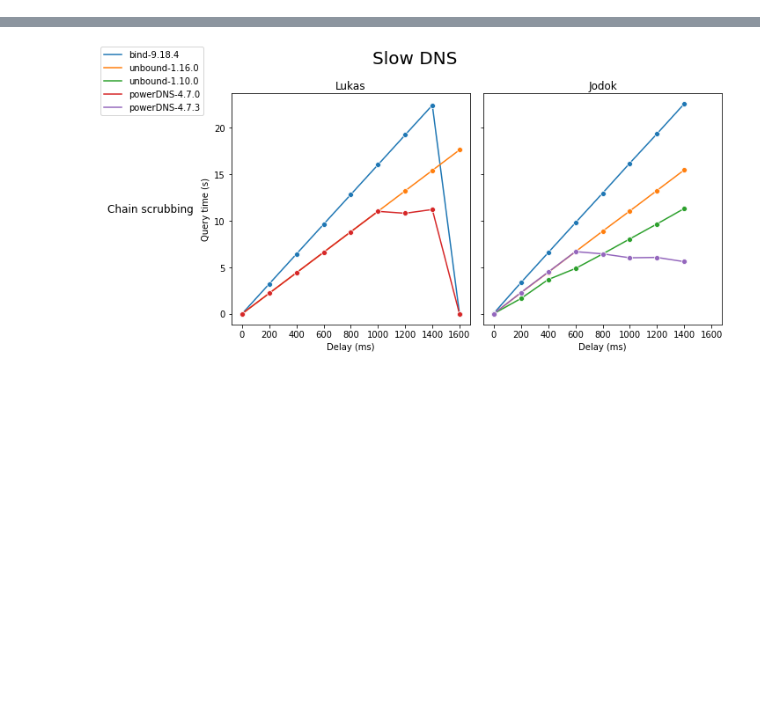
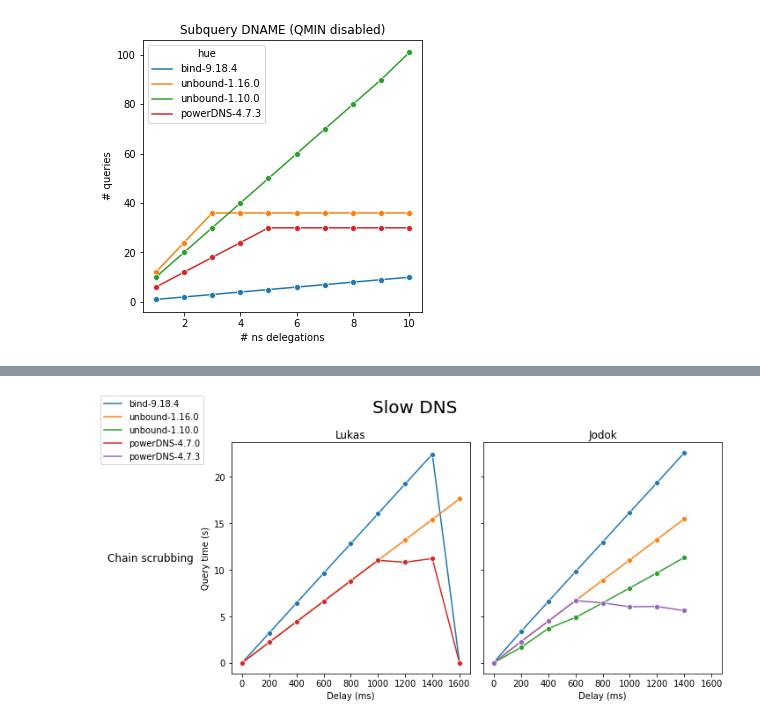
Before and after one commit to jaymoneyjay/dns-testbed, a Jupyter notebook: results/plotter.ipynb, the cells around one changed output, grey strips where cells are left out. Cells and saved outputs as stored; diff of their text form; code cells hidden in the pictures; blank space fills up the shorter version.

Commit message:
run framework paper experiments with qmin disabled

```diff
--- a/results/plotter.ipynb
+++ b/results/plotter.ipynb
@@ -55,3 +47,0 @@ def generate_plot(df, title, xlabel, ylabel, hue_order=HUE_ORDER):
-# %%
-df = pd.read_csv("subquery+CNAME_QMIN=disabled/data.csv")
-generate_plot(df, "Subquery CNAME (QMIN disabled)", "# ns delegations", "# queries")
@@ -60,3 +47,0 @@ generate_plot(df, "Subquery CNAME (QMIN disabled)", "# ns delegations", "# queri
-# %%
-df = pd.read_csv("subquery+DNAME_QMIN=disabled/data.csv")
-generate_plot(df, "Subquery DNAME (QMIN disabled)", "# ns delegations", "# queries")
@@ -65,3 +47,0 @@ generate_plot(df, "Subquery DNAME (QMIN disabled)", "# ns delegations", "# queri
-# %%
-df = pd.read_csv("subquery+CNAME+scrubbing_QMIN=disabled/data.csv")
-generate_plot(df, "Subquery CNAME scrubbing (QMIN disabled)", "# ns delegations", "# queries")
@@ -70,3 +47,0 @@ generate_plot(df, "Subquery CNAME scrubbing (QMIN disabled)", "# ns delegations"
-# %%
-df = pd.read_csv("subquery+DNAME+scrubbing_QMIN=disabled/data.csv")
-generate_plot(df, "Subquery DNAME scrubbing (QMIN disabled)", "# ns delegations", "# queries")
@@ -84,0 +60,5 @@ generate_plot(df, "SlowDNS DNAME scrubbing", "# delay (ms)", "# query duration")
+# %%
+df = pd.read_csv("subquery+DNAME/data.csv")
+generate_plot(df, "Subquery DNAME (QMIN disabled)", "# ns delegations", "# queries")
+# %% [output]
+[figure, added]
```
Also changed, not shown: parts of 13 cells of this notebook, 12 other files.
